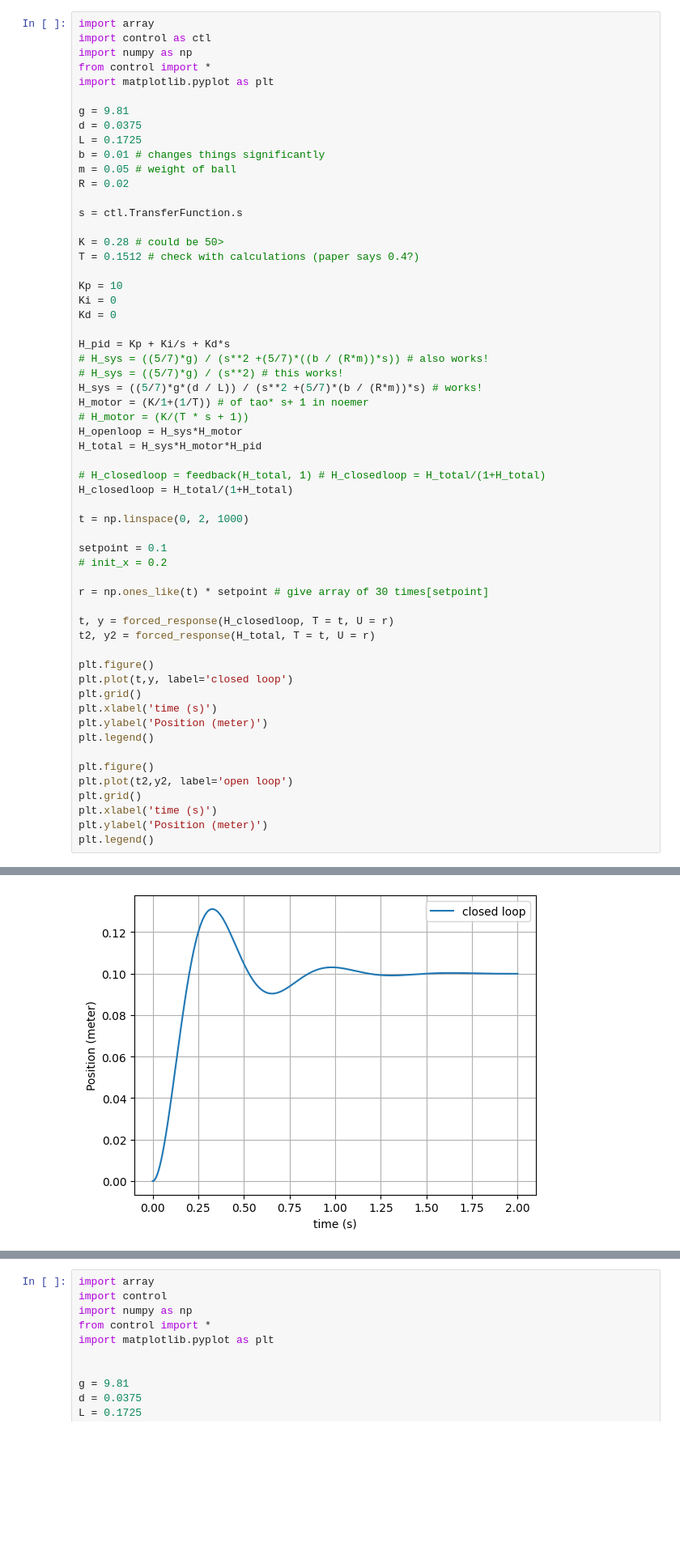
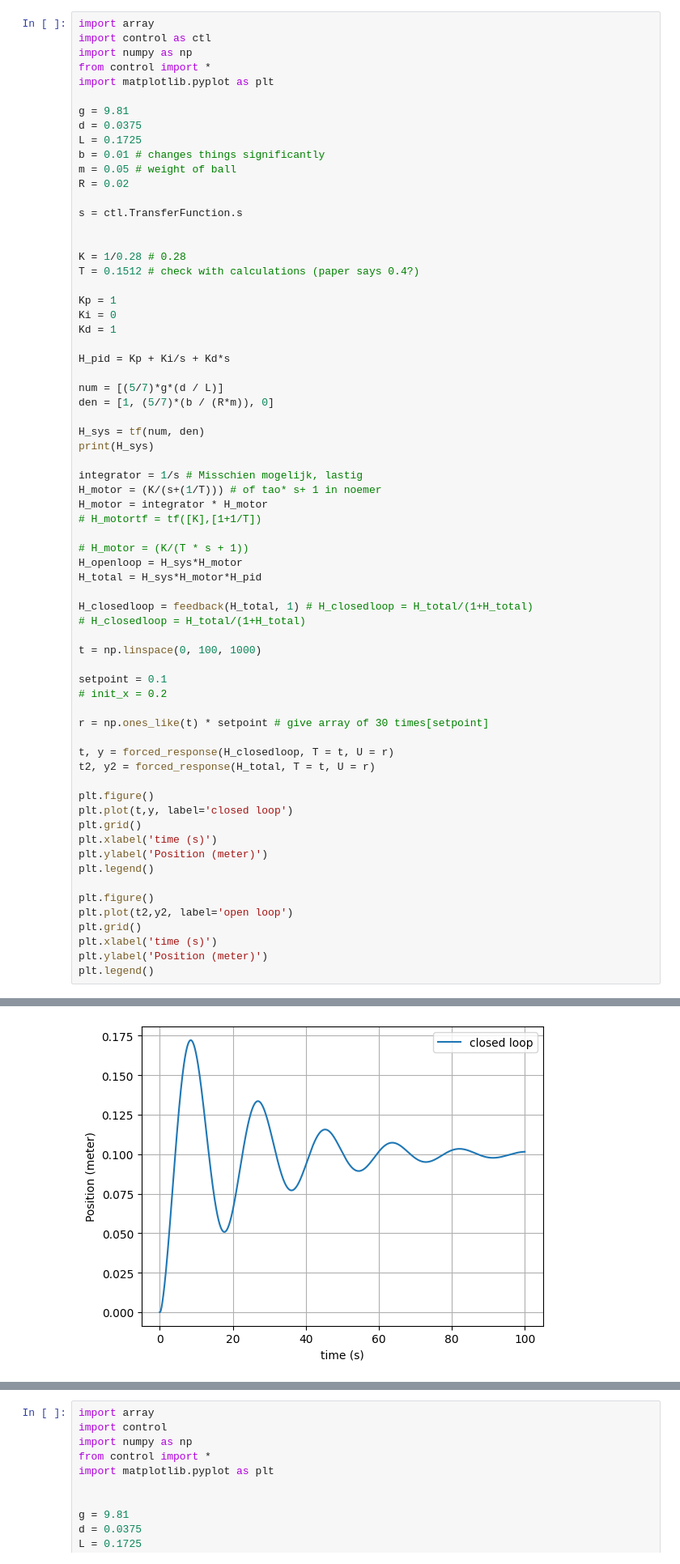
Before and after one commit to TijnAltenaAO/python-modeling, a Jupyter notebook: controlsystemsmodeling.ipynb, the cells around one changed output, grey strips where cells are left out. Shown at 81% size. Drawn from its saved outputs; the diff is of its cells as text; blank space fills up the shorter version.

```diff
--- a/controlsystemsmodeling.ipynb
+++ b/controlsystemsmodeling.ipynb
@@ -14,26 +14,35 @@ R = 0.02
 
 s = ctl.TransferFunction.s
 
-K = 0.28 # could be 50>
+
+K = 1/0.28 # 0.28
 T = 0.1512 # check with calculations (paper says 0.4?)
 
-Kp = 10
+Kp = 1
 Ki = 0
-Kd = 0
+Kd = 1
 
 H_pid = Kp + Ki/s + Kd*s
-# H_sys = ((5/7)*g) / (s**2 +(5/7)*((b / (R*m))*s)) # also works!
-# H_sys = ((5/7)*g) / (s**2) # this works!
-H_sys = ((5/7)*g*(d / L)) / (s**2 +(5/7)*(b / (R*m))*s) # works!
-H_motor = (K/1+(1/T)) # of tao* s+ 1 in noemer
+
+num = [(5/7)*g*(d / L)]
+den = [1, (5/7)*(b / (R*m)), 0]
+
+H_sys = tf(num, den)
+print(H_sys)
+
+integrator = 1/s # Misschien mogelijk, lastig
+H_motor = (K/(s+(1/T))) # of tao* s+ 1 in noemer
+H_motor = integrator * H_motor
+# H_motortf = tf([K],[1+1/T])
+
 # H_motor = (K/(T * s + 1))
 H_openloop = H_sys*H_motor
 H_total = H_sys*H_motor*H_pid
 
-# H_closedloop = feedback(H_total, 1) # H_closedloop = H_total/(1+H_total)
-H_closedloop = H_total/(1+H_total)
+H_closedloop = feedback(H_total, 1) # H_closedloop = H_total/(1+H_total)
+# H_closedloop = H_total/(1+H_total)
 
-t = np.linspace(0, 2, 1000)
+t = np.linspace(0, 100, 1000)
 
 setpoint = 0.1
 # init_x = 0.2
@@ -61 +77 @@ plt.legend()
-[figure, old version]
+[figure, new version]
```
Also changed, not shown: parts of 1 cell of this notebook.
